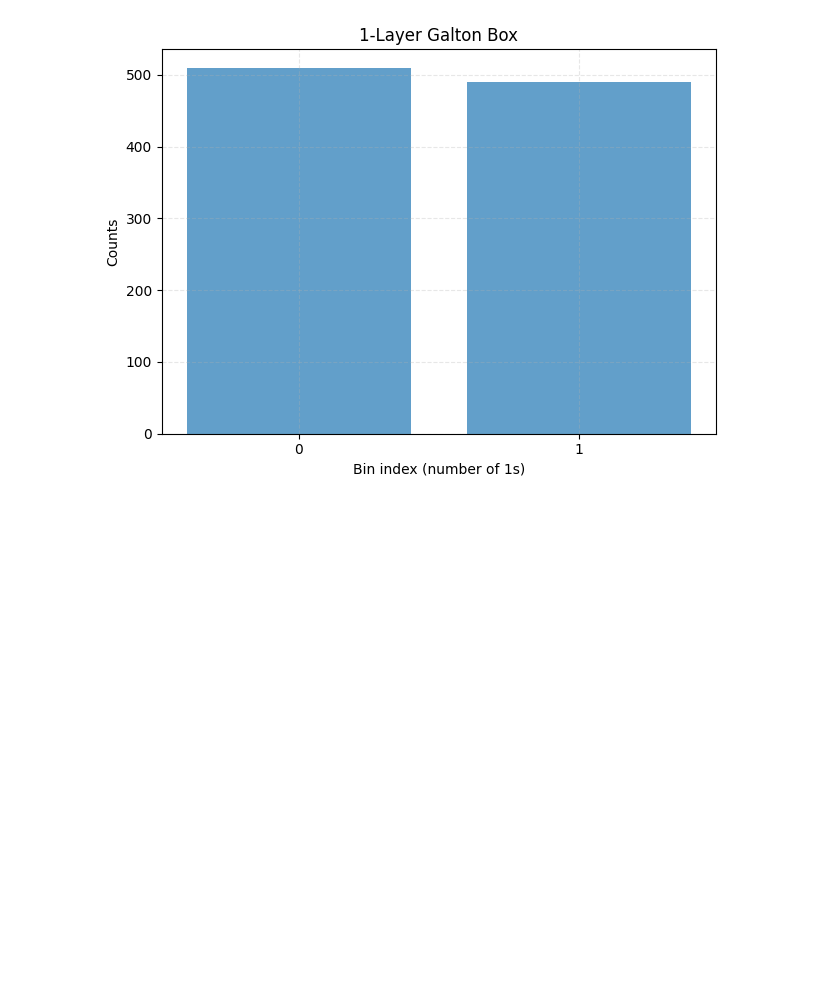
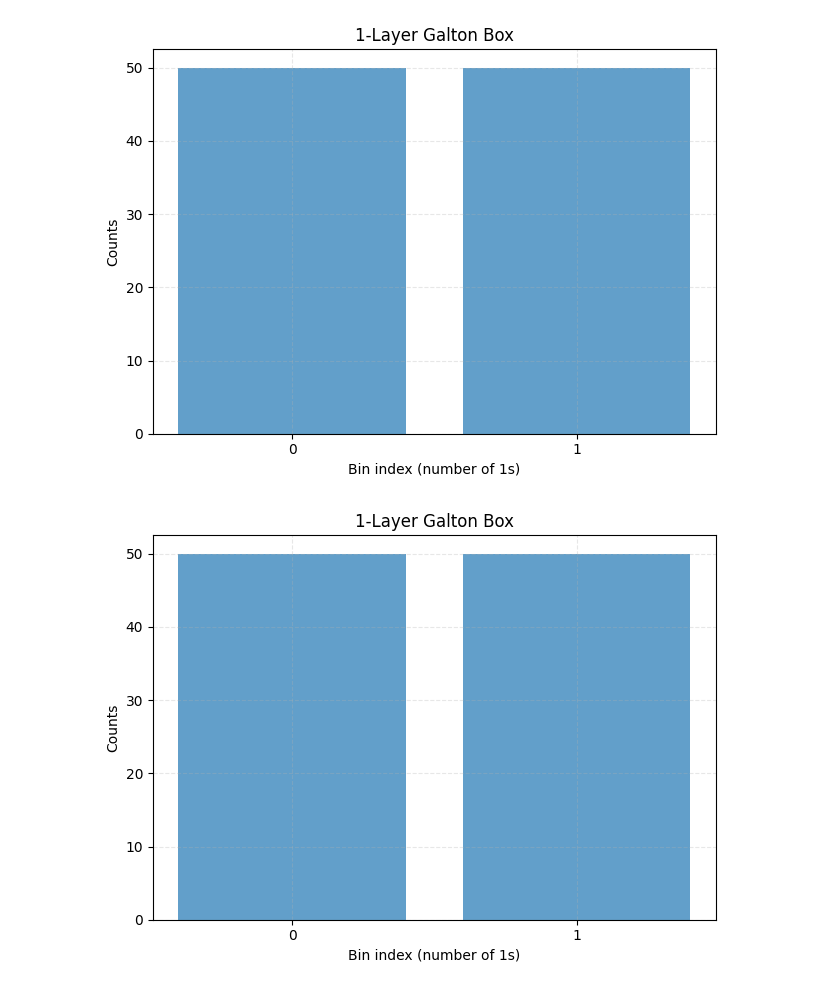
Before and after one commit to ismail-mehmood/quantum_nnl_project, a Jupyter notebook: notebooks/galton_box_demo.ipynb, the cells around one changed output. Drawn from its saved outputs; the diff is of its cells as text; code cells hidden in the pictures; blank space fills up the shorter version.

```diff
--- a/notebooks/galton_box_demo.ipynb
+++ b/notebooks/galton_box_demo.ipynb
@@ -15,6 +31,11 @@ from utils.plot_utils import *
 # %%
-# One layer board
-bin_counts = galton_one_layer(mode="fast")
-plot_bins(bin_counts, n=1)
+# One layer board, 100 shots, fast
+bin_counts = galton_one_layer(mode="fast", shots=100)
+plot_bins(bin_counts, n=1, shots=100)
+
+# One layer board, 100 shots, full
+bin_counts = galton_one_layer(shots=100, mode="full")
+plot_bins(bin_counts, n=1, shots=100)
 # %% [output]
-[figure, old version]
+[figure, new version]
+[figure, added]
```
Also changed, not shown: parts of 19 cells of this notebook, 9 other files.
